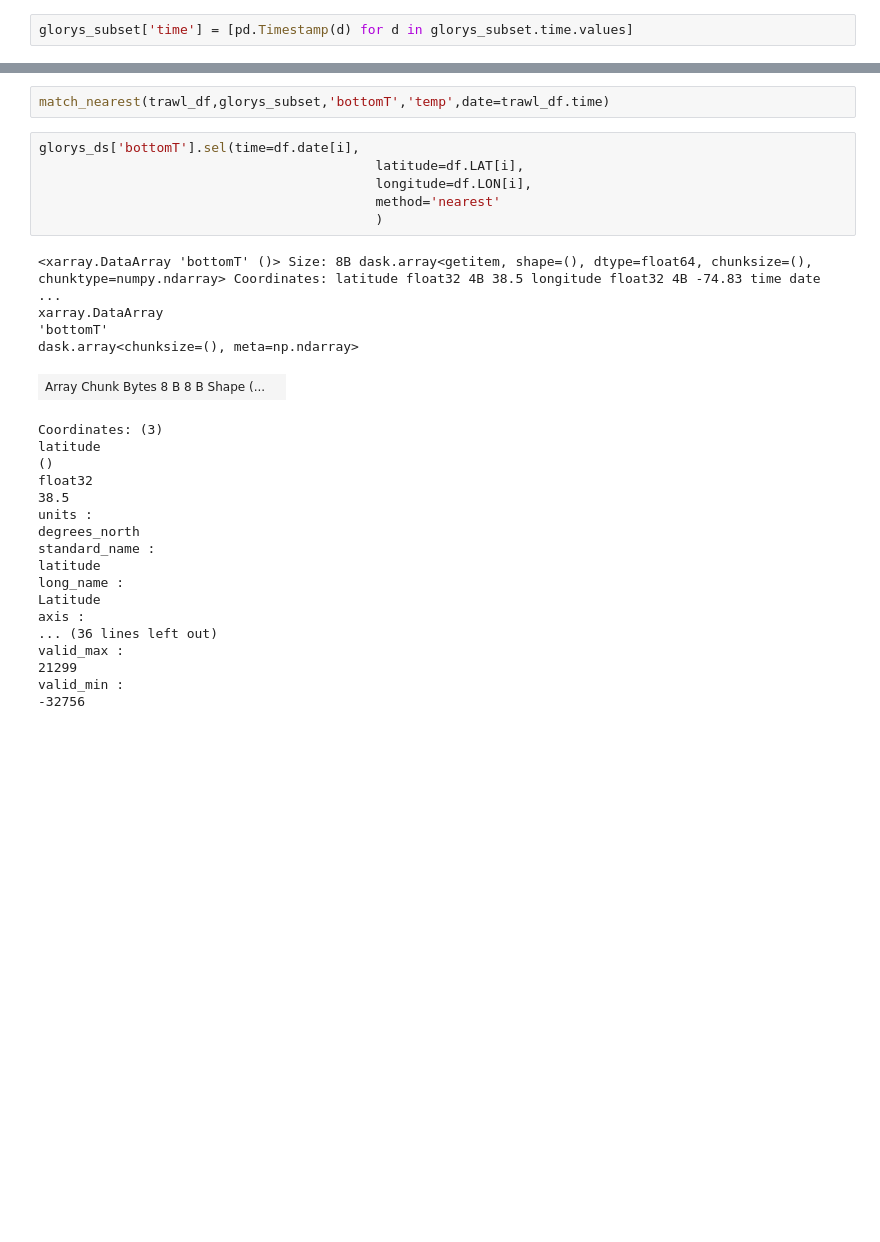
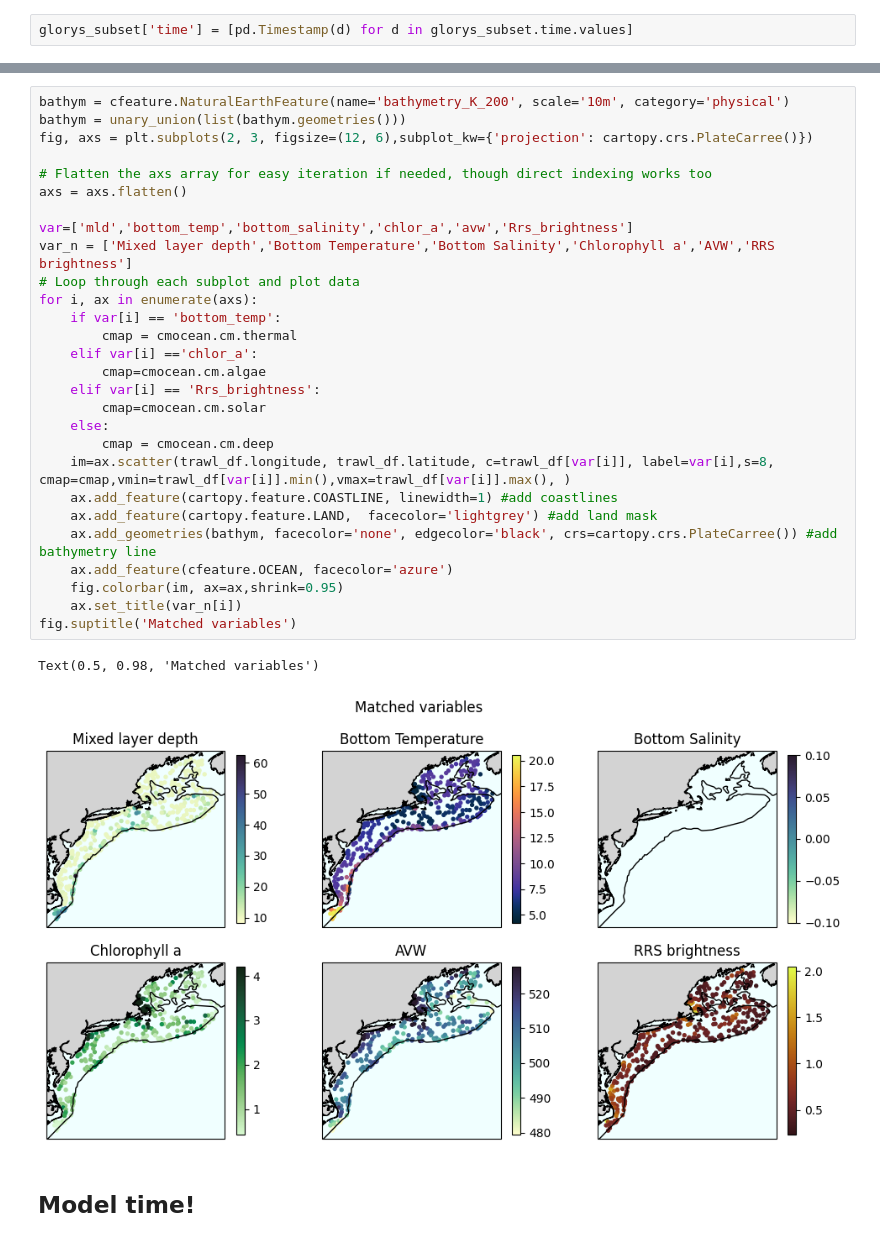
Before and after one commit to PACEHackWeek/proj_2025_sdm, a Jupyter notebook: contributors/haley/Synan_SSS_SAM_1.ipynb, the cells around one changed output, grey strips where cells are left out. Cells and saved outputs as stored; diff of their text form; blank space fills up the shorter version.

Commit message:
integrated glorys + more figs after matchup

```diff
--- a/contributors/haley/Synan_SSS_SAM_1.ipynb
+++ b/contributors/haley/Synan_SSS_SAM_1.ipynb
@@ -353,31 +399,33 @@ Data variables:
-# %%
-match_nearest(trawl_df,glorys_subset,'bottomT','temp',date=trawl_df.time)
-# %%
-glorys_ds['bottomT'].sel(time=df.date[i],
-                                           latitude=df.LAT[i],
-                                           longitude=df.LON[i],
-                                           method='nearest'
-                                           )
-# %% [output]
-<xarray.DataArray 'bottomT' ()> Size: 8B dask.array<getitem, shape=(), dtype=float64, chunksize=(), chunktype=numpy.ndarray> Coordinates: latitude float32 4B 38.5 longitude float32 4B -74.83 time date ...
-xarray.DataArray
-'bottomT'
-dask.array<chunksize=(), meta=np.ndarray>
-| Array Chunk Bytes 8 B 8 B Shape (... |  |
-Coordinates: (3)
-latitude
-()
-float32
-38.5
-units :
-degrees_north
-standard_name :
-latitude
-long_name :
-Latitude
-axis :
-... (36 lines left out)
-valid_max :
-21299
-valid_min :
--32756
+# %%
+bathym = cfeature.NaturalEarthFeature(name='bathymetry_K_200', scale='10m', category='physical')
+bathym = unary_union(list(bathym.geometries()))
+fig, axs = plt.subplots(2, 3, figsize=(12, 6),subplot_kw={'projection': cartopy.crs.PlateCarree()})
+
+# Flatten the axs array for easy iteration if needed, though direct indexing works too
+axs = axs.flatten()
+
+var=['mld','bottom_temp','bottom_salinity','chlor_a','avw','Rrs_brightness']
+var_n = ['Mixed layer depth','Bottom Temperature','Bottom Salinity','Chlorophyll a','AVW','RRS brightness']
+# Loop through each subplot and plot data
+for i, ax in enumerate(axs):
+    if var[i] == 'bottom_temp':
+        cmap = cmocean.cm.thermal
+    elif var[i] =='chlor_a':
+        cmap=cmocean.cm.algae
+    elif var[i] == 'Rrs_brightness':
+        cmap=cmocean.cm.solar
+    else:
+        cmap = cmocean.cm.deep
+    im=ax.scatter(trawl_df.longitude, trawl_df.latitude, c=trawl_df[var[i]], label=var[i],s=8, cmap=cmap,vmin=trawl_df[var[i]].min(),vmax=trawl_df[var[i]].max(), )
+    ax.add_feature(cartopy.feature.COASTLINE, linewidth=1) #add coastlines
+    ax.add_feature(cartopy.feature.LAND,  facecolor='lightgrey') #add land mask
+    ax.add_geometries(bathym, facecolor='none', edgecolor='black', crs=cartopy.crs.PlateCarree()) #add bathymetry line
+    ax.add_feature(cfeature.OCEAN, facecolor='azure')
+    fig.colorbar(im, ax=ax,shrink=0.95)
+    ax.set_title(var_n[i])
+fig.suptitle('Matched variables')
+# %% [output]
+Text(0.5, 0.98, 'Matched variables')
+[figure, added]
+# %% [markdown]
+## Model time!
```
Also changed, not shown: parts of 11 cells of this notebook.
